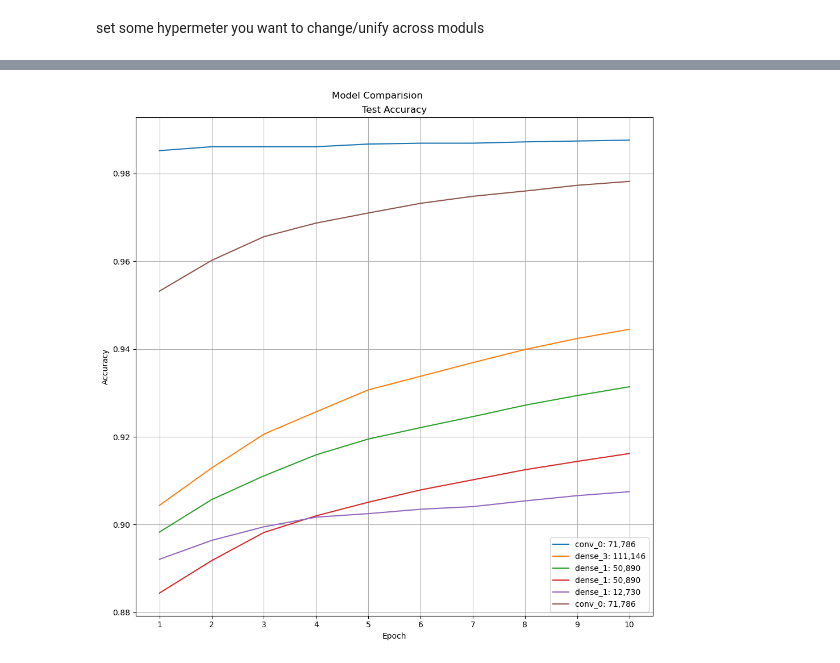
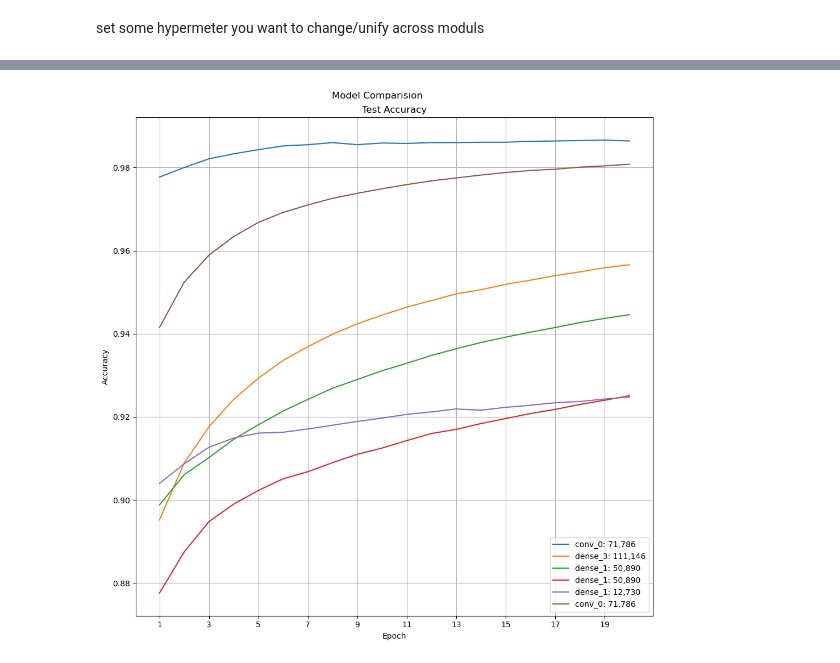
Before and after one commit to MoeMj1019/ANNs-with-TF, a Jupyter notebook: assignment_02/assignment-02.ipynb, the cells around one changed output, grey strips where cells are left out. Saved outputs shown, nothing was run; the diff lists cells and outputs as text; code cells hidden in the pictures.

Commit message:
more useless models

```diff
--- a/assignment_02/assignment-02.ipynb
+++ b/assignment_02/assignment-02.ipynb
@@ -554,20 +587,20 @@ for idx, model_file in enumerate(models_to_compare):
 # %%
 # models_path = "./epochs_10/"
 # models_path = "./epochs_20/"
-models_path = "./epochs_10_no_scheduler/"
-# models_path = "./epochs_20_no_scheduler/"
+# models_path = "./epochs_10_no_scheduler/"
+models_path = "./epochs_20_no_scheduler/"
 
 models_files = ["metrics_00.json","metrics_01.json",
                     "metrics_02.json", "metrics_03.json",
                     "metrics_04.json", "metrics_05.json",
                     "metrics_06.json", "metrics_07.json",
                     "metrics_08.json", "metrics_09.json",
                     "metrics_10.json", "metrics_11.json"]
 models_files = [models_files[i] for i in MODELS_IDX + [1]]
 
 models_to_compare = [models_path + model for model in models_files] # add the path to the models
 df = compare_models(models_to_compare, plot=True)
 df
 # %% [output]
-[figure, old version]
+[figure, new version]
 |  | model | layers | #params | lr | momentum | mini_batch | epochs | optimizer | accuracy_test | ... |
```
Also changed, not shown: parts of 2 cells of this notebook, 12 other files.
